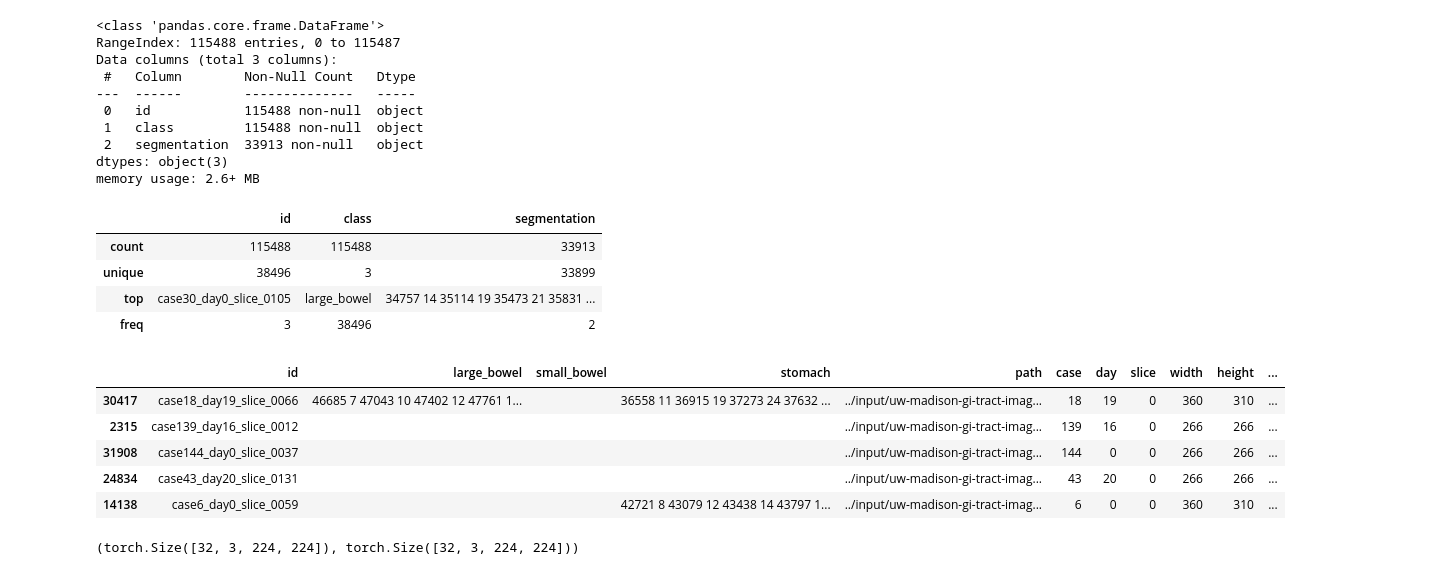
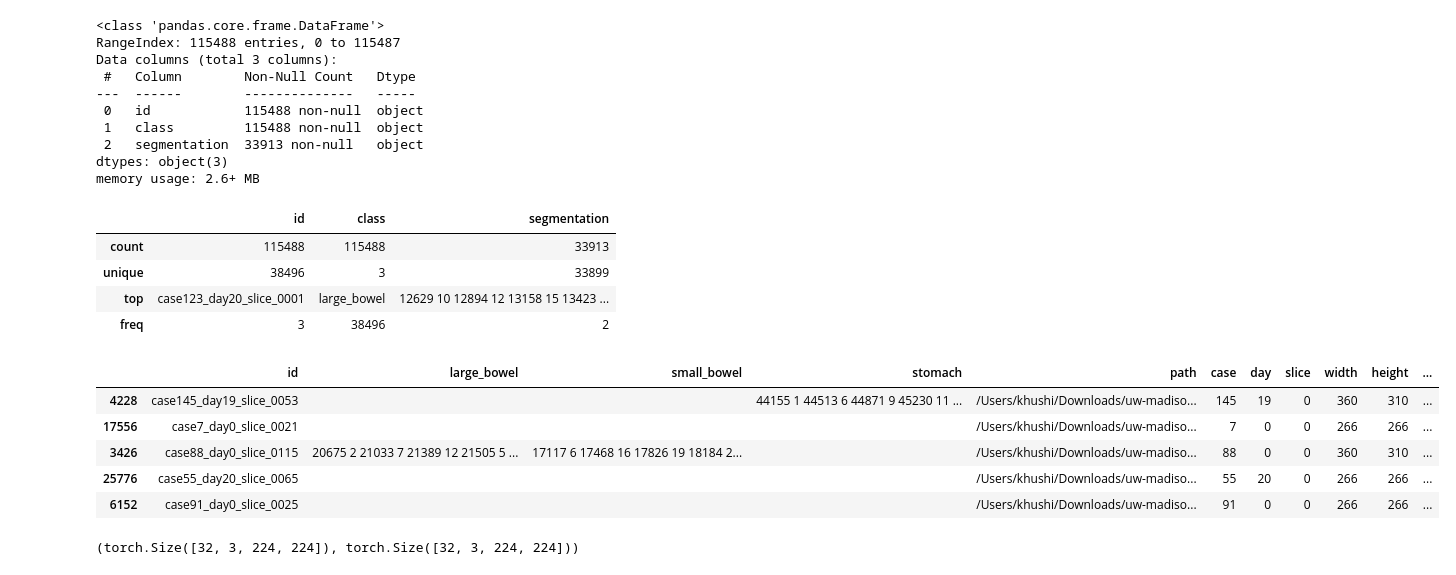
Before and after one commit to sarthakforwet/OncoScanAI-Image-Segmentation-for-Gastrointestinal-Tract-Cancer, a Jupyter notebook: eda-gi-tract-cancer.ipynb, the cells around one changed output. Cells and saved outputs as stored; diff of their text form; code cells hidden in the pictures.

```diff
--- a/eda-gi-tract-cancer.ipynb
+++ b/eda-gi-tract-cancer.ipynb
@@ -100,5 +126,5 @@ device        = torch.device("cuda:0" if torch.cuda.is_available() else "cpu")
 # %%
-train_df = pd.read_csv("/kaggle/input/uw-madison-gi-tract-image-segmentation/train.csv")
+train_df = pd.read_csv("/Users/khushi/Downloads/uw-madison-gi-tract-image-segmentation/train.csv")
 # %%
 train_df.info()
 # %% [output]
@@ -118,7 +144,7 @@ train_df.describe()
 |  | id | class | segmentation |
 | count | 115488 | 115488 | 33913 |
 | unique | 38496 | 3 | 33899 |
-| top | case30_day0_slice_0105 | large_bowel | 34757 14 35114 19 35473 21 35831 ... |
+| top | case123_day20_slice_0001 | large_bowel | 12629 10 12894 12 13158 15 13423 ... |
 | freq | 3 | 38496 | 2 |
 # %%
 # Utility Functions
@@ -278,7 +304,7 @@ CMAP1 = CustomCmap(mask_colors[0])
 CMAP2 = CustomCmap(mask_colors[1])
 CMAP3 = CustomCmap(mask_colors[2])
 # %%
-base_path = "../input/uw-madison-gi-tract-image-segmentation/train"
+base_path = "/Users/khushi/Downloads/uw-madison-gi-tract-image-segmentation/train"
 
 # # Prep and save file
 train_data = get_image_path(base_path, df=train_df)
@@ -287,38 +313,38 @@ train_data["image_width"] = train_data["path"].apply(lambda x: int(x[:-4].rsplit
 train_data["image_height"] = train_data["path"].apply(lambda x: int(x[:-4].rsplit("_",4)[2]))
 
 train_data["pixel_width"] = train_data["path"].apply(lambda x: int(x[:-4].rsplit("_",4)[1]))
 train_data["pixel_height"] = train_data["path"].apply(lambda x: get_pixel_size(x, "height"))
 
 train_data['slice_no'] = train_data['slice_no'].apply(lambda x: x[0])
 
 
 train_data['case'] = train_data['case'].astype(int)
 
 df_train = pd.DataFrame({'id':train_data['id'][::3]})
 
 df_train['large_bowel'] = train_data['segmentation'][::3].values
 df_train['small_bowel'] = train_data['segmentation'][1::3].values
 df_train['stomach'] = train_data['segmentation'][2::3].values
 
 df_train['path'] = train_data['path'][::3].values
 df_train['case'] = train_data['case'][::3].values
 df_train['day'] = train_data['day'][::3].values
 df_train['slice'] = train_data['slice_no'][::3].values
 df_train['width'] = train_data['image_width'][::3].values
 df_train['height'] = train_data['image_height'][::3].values
 
 
 df_train.reset_index(inplace=True,drop=True)
 df_train.fillna('',inplace=True);
 df_train['count'] = np.sum(df_train.iloc[:,1:4]!='',axis=1).values
 df_train.sample(5)
 # %% [output]
 |  | id | large_bowel | small_bowel | stomach | path | case | day | slice | width | height | ... |
-| 30417 | case18_day19_slice_0066 | 46685 7 47043 10 47402 12 47761 1... |  | 36558 11 36915 19 37273 24 37632 ... | ../input/uw-madison-gi-tract-imag... | 18 | 19 | 0 | 360 | 310 | ... |
-| 2315 | case139_day16_slice_0012 |  |  |  | ../input/uw-madison-gi-tract-imag... | 139 | 16 | 0 | 266 | 266 | ... |
-| 31908 | case144_day0_slice_0037 |  |  |  | ../input/uw-madison-gi-tract-imag... | 144 | 0 | 0 | 266 | 266 | ... |
-| 24834 | case43_day20_slice_0131 |  |  |  | ../input/uw-madison-gi-tract-imag... | 43 | 20 | 0 | 266 | 266 | ... |
-| 14138 | case6_day0_slice_0059 |  |  | 42721 8 43079 12 43438 14 43797 1... | ../input/uw-madison-gi-tract-imag... | 6 | 0 | 0 | 360 | 310 | ... |
+| 4228 | case145_day19_slice_0053 |  |  | 44155 1 44513 6 44871 9 45230 11 ... | /Users/khushi/Downloads/uw-madiso... | 145 | 19 | 0 | 360 | 310 | ... |
+| 17556 | case7_day0_slice_0021 |  |  |  | /Users/khushi/Downloads/uw-madiso... | 7 | 0 | 0 | 266 | 266 | ... |
+| 3426 | case88_day0_slice_0115 | 20675 2 21033 7 21389 12 21505 5 ... | 17117 6 17468 16 17826 19 18184 2... |  | /Users/khushi/Downloads/uw-madiso... | 88 | 0 | 0 | 360 | 310 | ... |
+| 25776 | case55_day20_slice_0065 |  |  |  | /Users/khushi/Downloads/uw-madiso... | 55 | 20 | 0 | 266 | 266 | ... |
+| 6152 | case91_day0_slice_0025 |  |  |  | /Users/khushi/Downloads/uw-madiso... | 91 | 0 | 0 | 266 | 266 | ... |
 # %%
 def rle_decode(mask_rle, shape):
     '''
```
Also changed, not shown: parts of 11 cells of this notebook, 1 other file.
